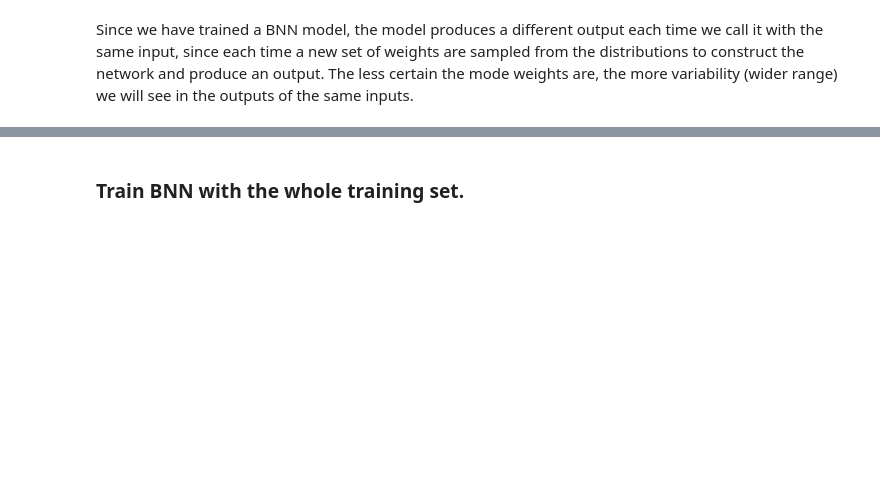
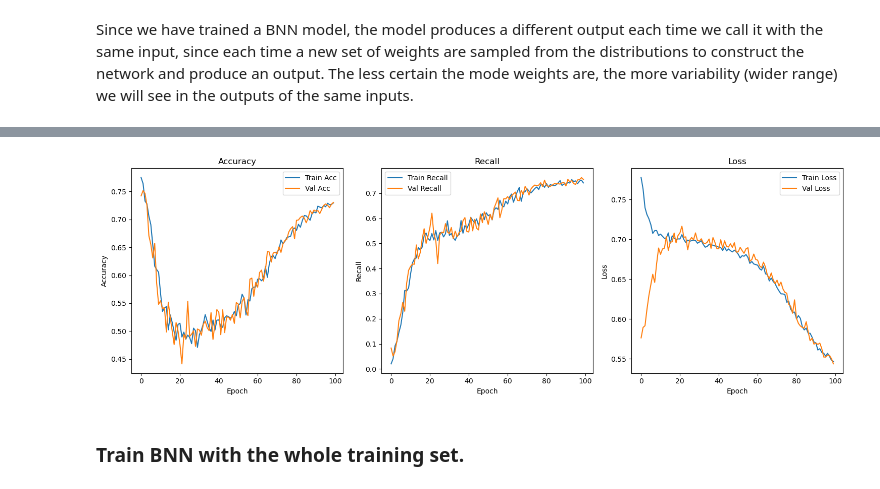
Before and after one commit to SaraLuzVC/Customer-Churn-Records, a Jupyter notebook: notebooks/bnn_primer_intento.ipynb, the cells around one changed output, grey strips where cells are left out. Cells and saved outputs as stored; diff of their text form; code cells hidden in the pictures; blank space fills up the shorter version.

```diff
--- a/notebooks/bnn_primer_intento.ipynb
+++ b/notebooks/bnn_primer_intento.ipynb
@@ -175,3 +172,17 @@ def create_baseline_model():
     return model
 # %% [markdown]
 Let's split the wine dataset into training and test sets, with 85% and 15% of the examples, respectively.
+# %%
+# Read the full data to compute class weights
+data = pd.read_csv("./../data/train.csv")
+pos = np.sum(data['Exited'] == 1)
+neg = np.sum(data['Exited'] == 0)
+total = pos + neg
+
+# Compute class weights
+weight_for_0 = (1 / neg) * (total / 2.0)
+weight_for_1 = (1 / pos) * (total / 2.0)
+class_weight = {0: weight_for_0, 1: weight_for_1}
+
+print('Weight for class 0: {:.2f}'.format(weight_for_0))
+print('Weight for class 1: {:.2f}'.format(weight_for_1))
@@ -315,7 +379,17 @@ train_sample_size = int(train_size * 0.3)
 small_train_dataset = train_dataset.unbatch().take(train_sample_size).batch(batch_size)
 
 bnn_model_small = create_bnn_model(train_sample_size)
-run_experiment(bnn_model_small, bce_loss, small_train_dataset, test_dataset)
+history = run_experiment(
+    bnn_model_small,
+    bce_loss,
+    small_train_dataset,
+    test_dataset,
+    class_weight=class_weight
+)
+
+
+# bnn_model_small = create_bnn_model(train_sample_size)
+# run_experiment(bnn_model_small, bce_loss, small_train_dataset, test_dataset)
 # %% [output]
 Start training the model...
 Epoch 1/100
@@ -380,3 +454,7 @@ Predictions mean: 0.27, min: 0.16, max: 0.37, range: 0.21 - Actual: 1.0
+# %%
+plot_metrics(history)
+# %% [output]
+[figure, added]
 # %% [markdown]
 ### Train BNN with the whole training set.
 # %%
```
Also changed, not shown: parts of 15 cells of this notebook.
